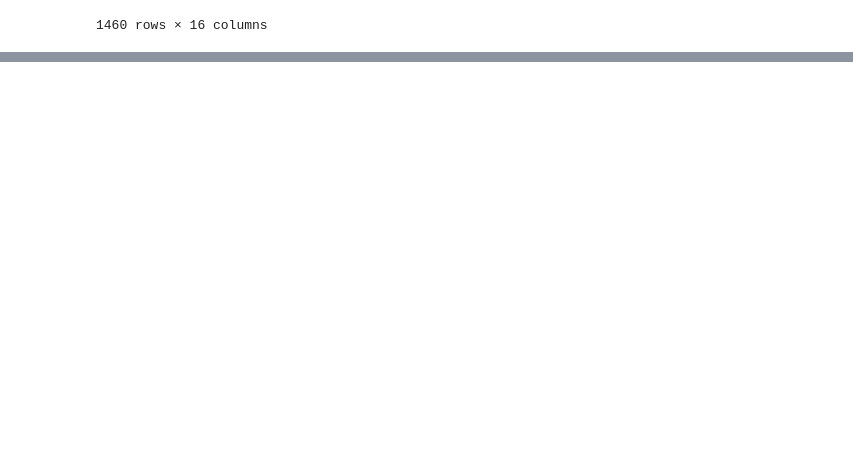
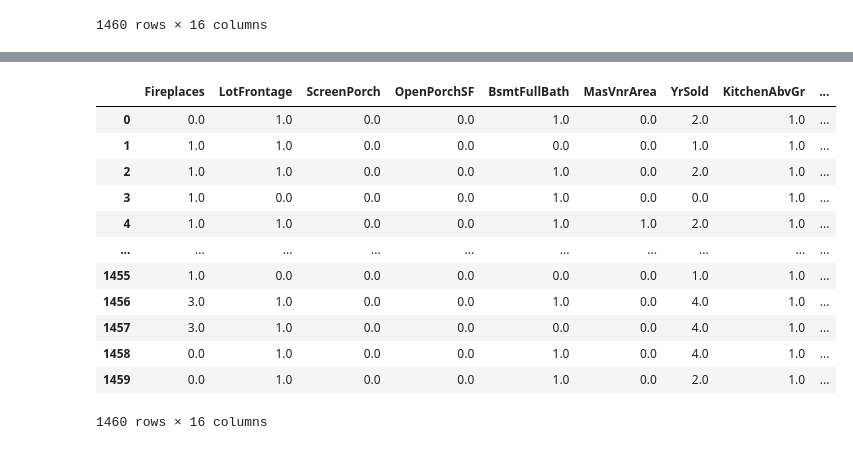
Before and after one commit to viniciusparede/house-prices-prediction-ppgia, a Jupyter notebook: notebooks/eda.ipynb, the cells around one changed output, grey strips where cells are left out. Drawn from its saved outputs; the diff is of its cells as text; code cells hidden in the pictures; blank space fills up the shorter version.

```diff
--- a/notebooks/eda.ipynb
+++ b/notebooks/eda.ipynb
@@ -486,0 +622,40 @@ df_train_relief
+# %%
+from sklearn.preprocessing import KBinsDiscretizer
+
+df_train_relief.fillna(df_train_numericos.median(), inplace=True)
+
+# Separar as variáveis numéricas e categóricas
+relief_numericos = df_train_relief.select_dtypes(include=np.number).columns
+relief_categoricos = df_train_relief.select_dtypes(include="object").columns
+
+# Criar uma cópia do dataframe com as colunas numéricas e a variável alvo
+df_numeric = df_train_relief[relief_numericos].copy()
+
+# Definir o número desejado de intervalos
+n_bins = 5
+
+# Inicializar o objeto KBinsDiscretizer
+est = KBinsDiscretizer(n_bins=n_bins, strategy="uniform", encode="ordinal")
+
+# Aplicar a discretização às variáveis numéricas
+df_numeric[relief_numericos] = est.fit_transform(df_numeric[relief_numericos])
+
+# Juntar as variáveis numéricas discretizadas com as variáveis categóricas
+df_discretized = pd.concat([df_numeric, df_train_relief[relief_categoricos]], axis=1)
+
+# Exibir o dataframe com as variáveis discretizada
+df_discretized
+# %% [output]
+|  | Fireplaces | LotFrontage | ScreenPorch | OpenPorchSF | BsmtFullBath | MasVnrArea | YrSold | KitchenAbvGr | ... |
+| 0 | 0.0 | 1.0 | 0.0 | 0.0 | 1.0 | 0.0 | 2.0 | 1.0 | ... |
+| 1 | 1.0 | 1.0 | 0.0 | 0.0 | 0.0 | 0.0 | 1.0 | 1.0 | ... |
+| 2 | 1.0 | 1.0 | 0.0 | 0.0 | 1.0 | 0.0 | 2.0 | 1.0 | ... |
+| 3 | 1.0 | 0.0 | 0.0 | 0.0 | 1.0 | 0.0 | 0.0 | 1.0 | ... |
+| 4 | 1.0 | 1.0 | 0.0 | 0.0 | 1.0 | 1.0 | 2.0 | 1.0 | ... |
+| ... | ... | ... | ... | ... | ... | ... | ... | ... | ... |
+| 1455 | 1.0 | 0.0 | 0.0 | 0.0 | 0.0 | 0.0 | 1.0 | 1.0 | ... |
+| 1456 | 3.0 | 1.0 | 0.0 | 0.0 | 1.0 | 0.0 | 4.0 | 1.0 | ... |
+| 1457 | 3.0 | 1.0 | 0.0 | 0.0 | 0.0 | 0.0 | 4.0 | 1.0 | ... |
+| 1458 | 0.0 | 1.0 | 0.0 | 0.0 | 1.0 | 0.0 | 4.0 | 1.0 | ... |
+| 1459 | 0.0 | 1.0 | 0.0 | 0.0 | 1.0 | 0.0 | 2.0 | 1.0 | ... |
+1460 rows × 16 columns
```
Also changed, not shown: parts of 7 cells of this notebook.
